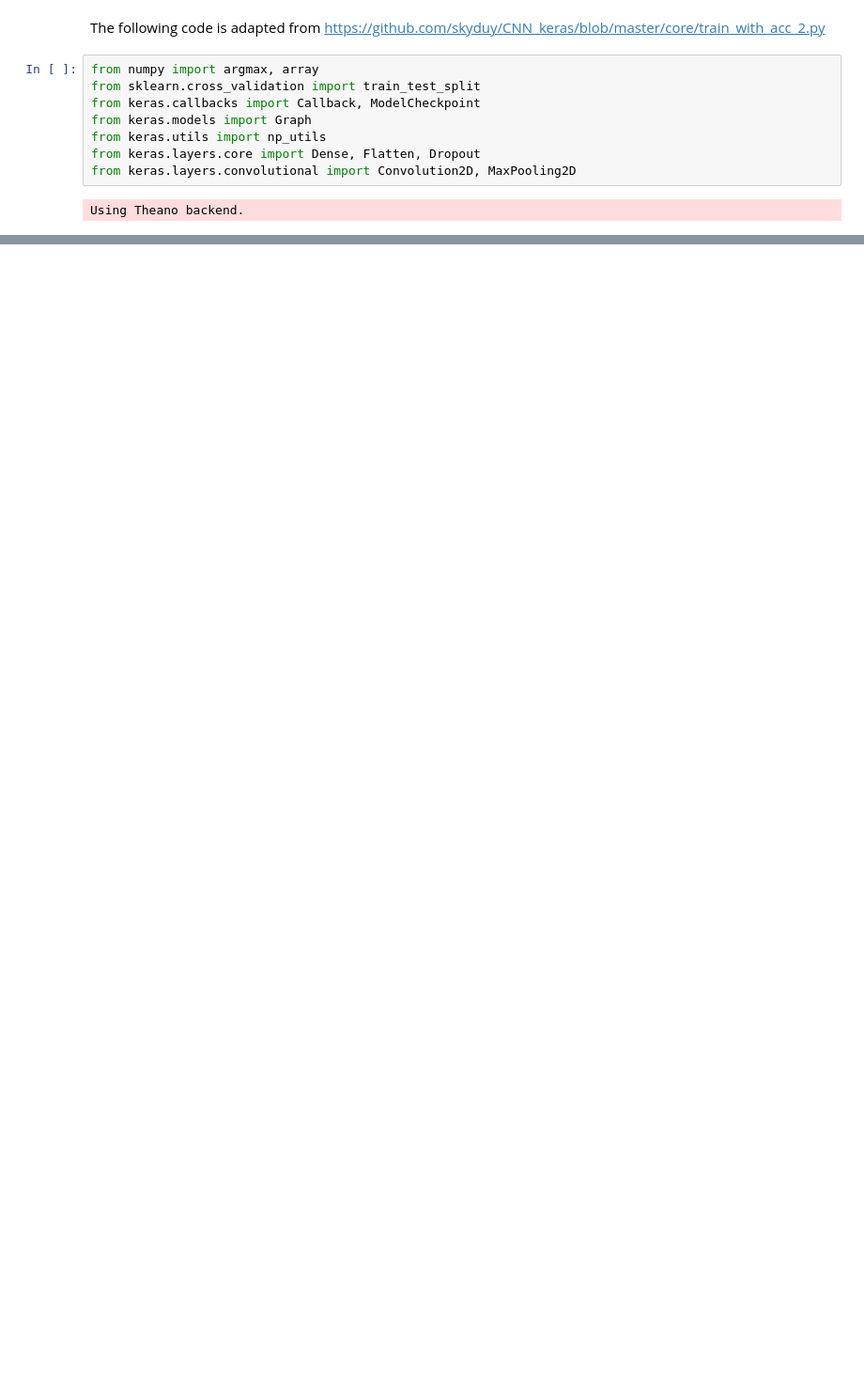
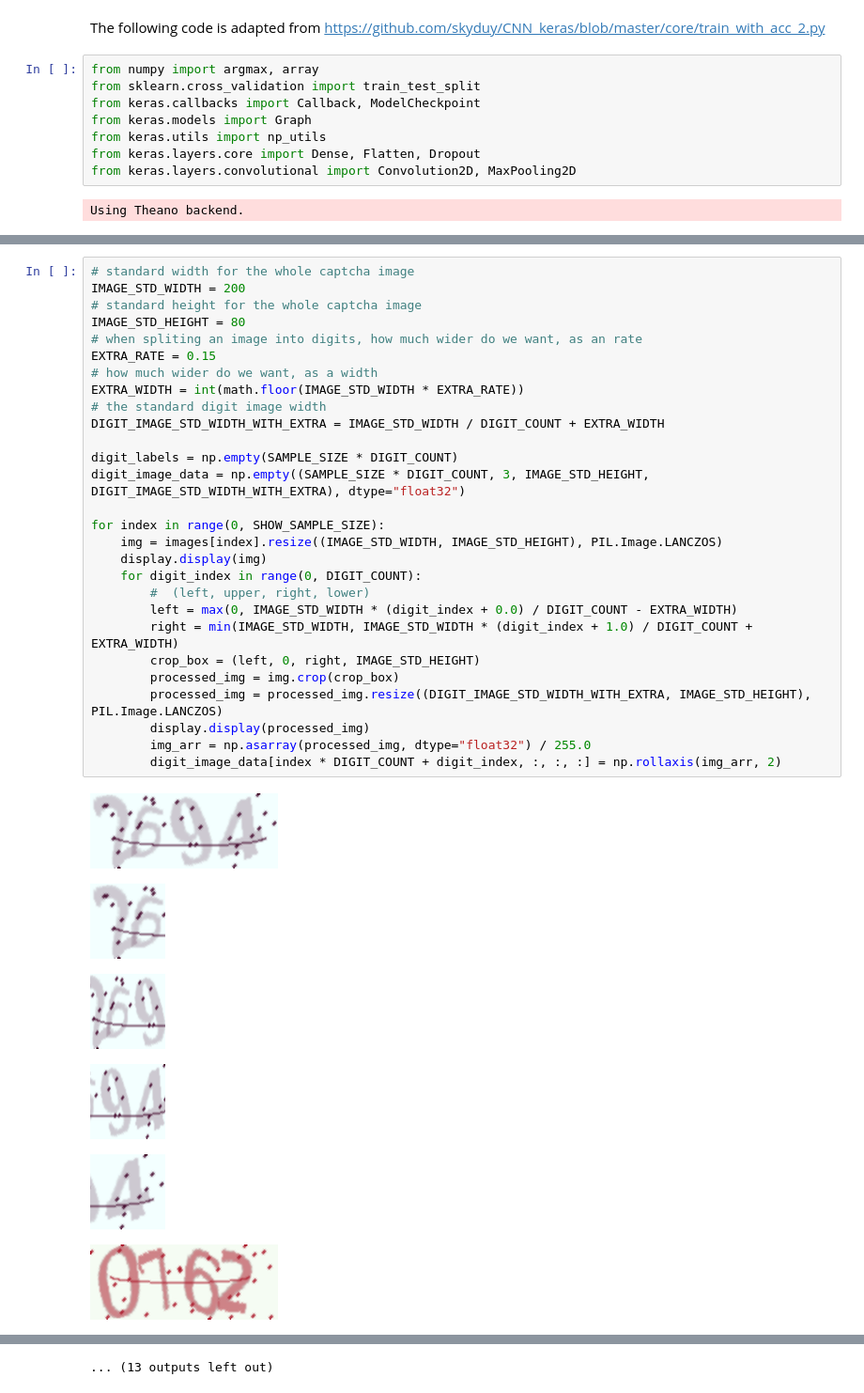
Before and after one commit to utensil/julia-playground, a Jupyter notebook: dl/hello_captcha.ipynb, the cells around one changed output, grey strips where cells are left out. Shown at 94% size. Cells and saved outputs as stored; diff of their text form; blank space fills up the shorter version.

```diff
--- a/dl/hello_captcha.ipynb
+++ b/dl/hello_captcha.ipynb
@@ -192,0 +196,35 @@ for index in range(SAMPLE_SIZE):
+# %%
+# standard width for the whole captcha image
+IMAGE_STD_WIDTH = 200
+# standard height for the whole captcha image
+IMAGE_STD_HEIGHT = 80
+# when spliting an image into digits, how much wider do we want, as an rate
+EXTRA_RATE = 0.15
+# how much wider do we want, as a width
+EXTRA_WIDTH = int(math.floor(IMAGE_STD_WIDTH * EXTRA_RATE))
+# the standard digit image width
+DIGIT_IMAGE_STD_WIDTH_WITH_EXTRA = IMAGE_STD_WIDTH / DIGIT_COUNT + EXTRA_WIDTH
+
+digit_labels = np.empty(SAMPLE_SIZE * DIGIT_COUNT)
+digit_image_data = np.empty((SAMPLE_SIZE * DIGIT_COUNT, 3, IMAGE_STD_HEIGHT, DIGIT_IMAGE_STD_WIDTH_WITH_EXTRA), dtype="float32")
+
+for index in range(0, SHOW_SAMPLE_SIZE):
+    img = images[index].resize((IMAGE_STD_WIDTH, IMAGE_STD_HEIGHT), PIL.Image.LANCZOS)
+    display.display(img)
+    for digit_index in range(0, DIGIT_COUNT):
+        #  (left, upper, right, lower)
+        left = max(0, IMAGE_STD_WIDTH * (digit_index + 0.0) / DIGIT_COUNT - EXTRA_WIDTH)
+        right = min(IMAGE_STD_WIDTH, IMAGE_STD_WIDTH * (digit_index + 1.0) / DIGIT_COUNT + EXTRA_WIDTH)
+        crop_box = (left, 0, right, IMAGE_STD_HEIGHT)
+        processed_img = img.crop(crop_box)
+        processed_img = processed_img.resize((DIGIT_IMAGE_STD_WIDTH_WITH_EXTRA, IMAGE_STD_HEIGHT), PIL.Image.LANCZOS)
+        display.display(processed_img)
+        img_arr = np.asarray(processed_img, dtype="float32") / 255.0
+        digit_image_data[index * DIGIT_COUNT + digit_index, :, :, :] = np.rollaxis(img_arr, 2)
+# %% [output]
+[figure, added]
+[figure, added]
+[figure, added]
+[figure, added]
+[figure, added]
+[figure, added]
@@ -192,0 +237 @@ for index in range(SAMPLE_SIZE):
+... (13 outputs left out)
```
Also changed, not shown: parts of 33 cells of this notebook.
